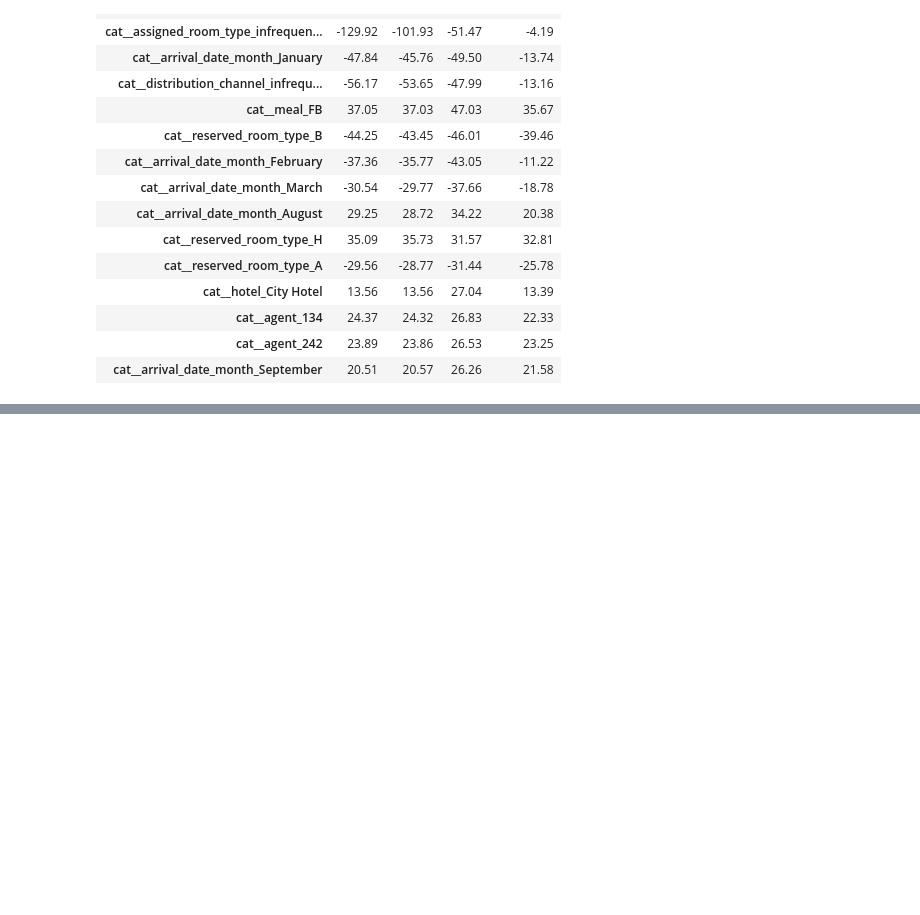
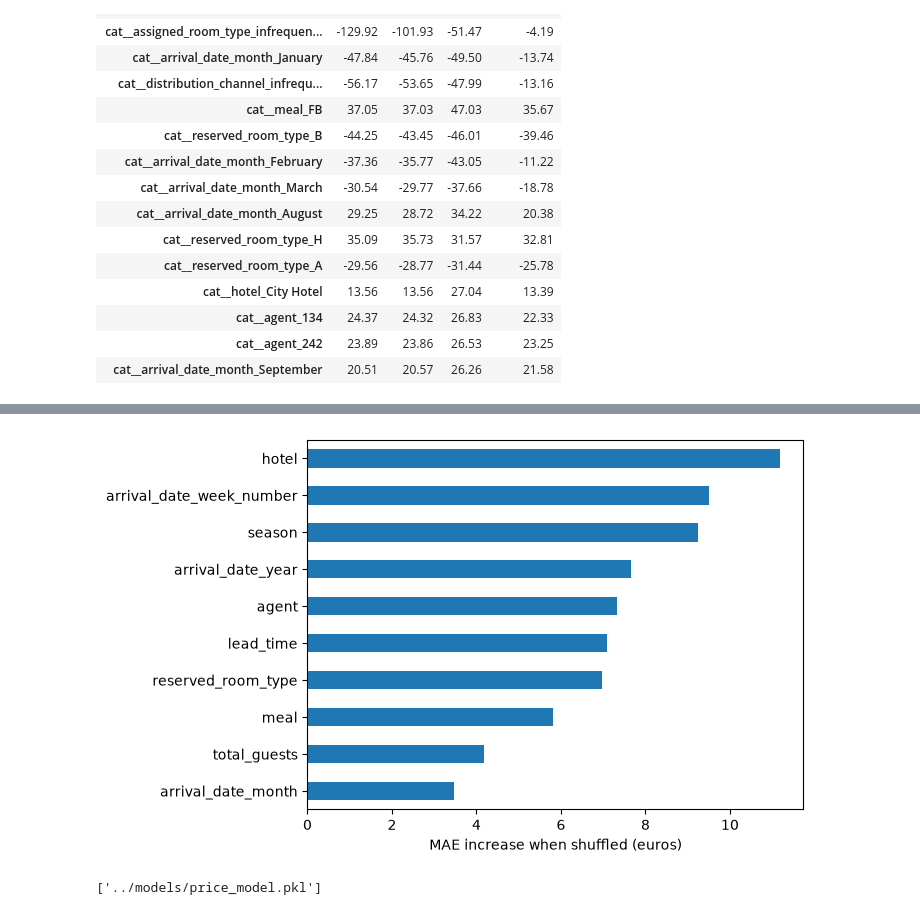
Before and after one commit to Hiruna01/hotel-booking-intelligence, a Jupyter notebook: notebooks/02_regression.ipynb, the cells around one changed output, grey strips where cells are left out. Cells and saved outputs as stored; diff of their text form; code cells hidden in the pictures; blank space fills up the shorter version.

```diff
--- a/notebooks/02_regression.ipynb
+++ b/notebooks/02_regression.ipynb
@@ -343,0 +697,22 @@ Dropped by Lasso: ['num__stays_in_weekend_nights', 'cat__arrival_date_month_May'
+# %%
+from sklearn.inspection import permutation_importance
+
+sub = X_test.sample(5000, random_state=RANDOM_STATE)
+perm = permutation_importance(best_pipe, sub, y_test.loc[sub.index],
+                              scoring="neg_mean_absolute_error",
+                              n_repeats=5, random_state=RANDOM_STATE, n_jobs=-1)
+
+imp = pd.Series(perm.importances_mean, index=sub.columns).sort_values(ascending=False)
+imp.head(10).plot.barh().invert_yaxis()
+plt.xlabel("MAE increase when shuffled (euros)"); plt.show()
+# %% [output]
+[figure, added]
+# %%
+import joblib, os
+os.makedirs("../models", exist_ok=True)
+joblib.dump(best_pipe, "../models/price_model.pkl")
+
+import sklearn
+print("scikit-learn", sklearn.__version__)   # record the version the model was saved with
+# %% [output]
+['../models/price_model.pkl']
```
Also changed, not shown: parts of 33 cells of this notebook, 1 other file.
